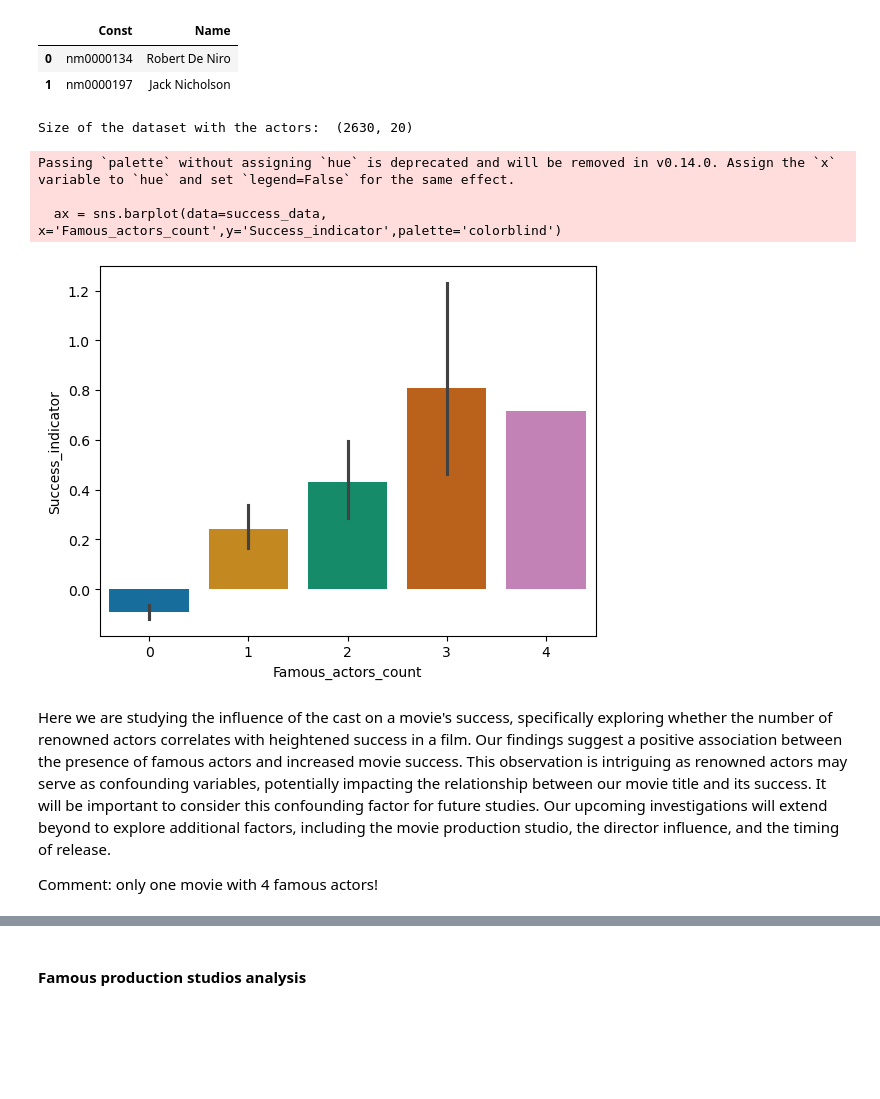
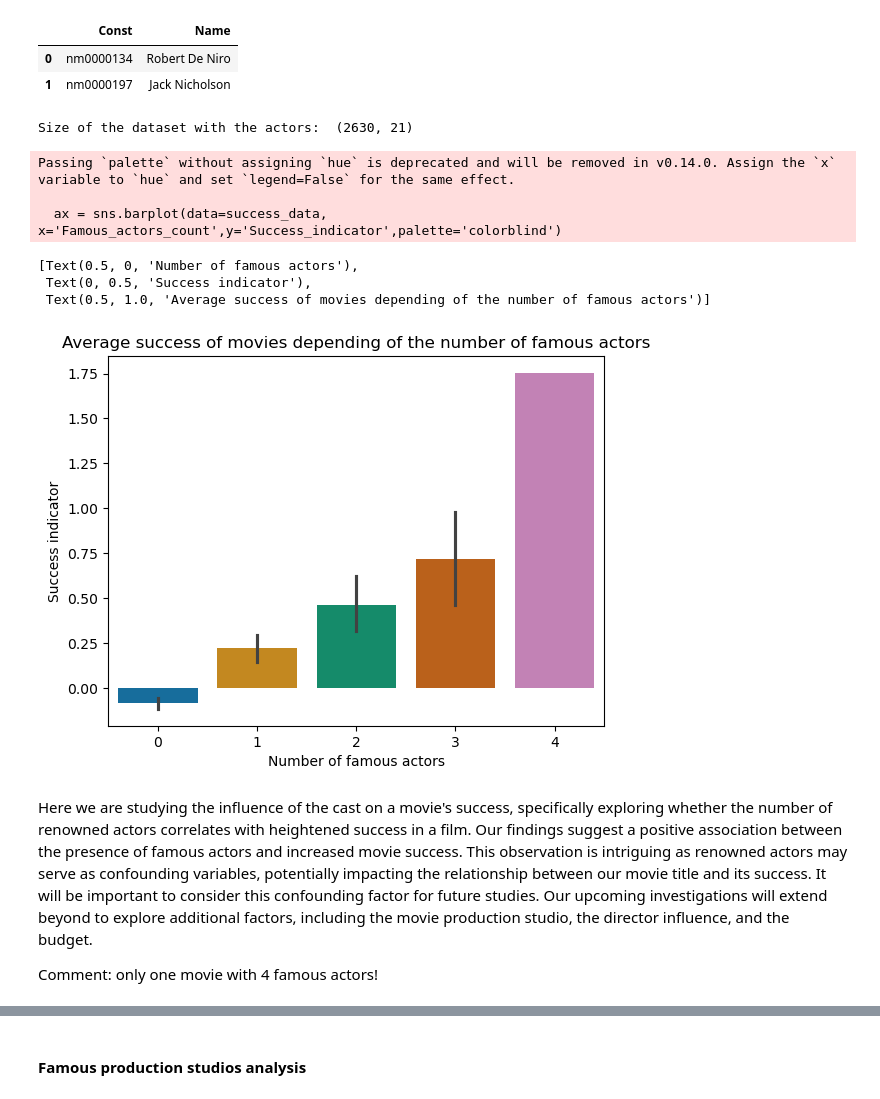
Before and after one commit to epfl-ada/ada-2023-project-randada, a Jupyter notebook: Milestone-3-draft.ipynb, the cells around one changed output, grey strips where cells are left out. Cells and saved outputs as stored; diff of their text form; code cells hidden in the pictures; blank space fills up the shorter version.

```diff
--- a/Milestone-3-draft.ipynb
+++ b/Milestone-3-draft.ipynb
@@ -527,10 +542,10 @@ print('Size of the dataset with the budget and ratings : ', success_data.shape)
 
 success_data['Profit_standardized']= ((success_data['Profit']-success_data['Profit'].mean())/ success_data['Profit'].std())
 success_data['imdb_rating_standardized']= (success_data['Audience_imdb_rating']-success_data['Audience_imdb_rating'].mean())/ success_data['Audience_imdb_rating'].std()
-
+success_data['Revenu_standardized']= (success_data['Movie_box_office_revenue']-success_data['Movie_box_office_revenue'].mean())/ success_data['Movie_box_office_revenue'].std()
 
 # Create an indicator for success, based on ratings and box office revenues
-success_data["Success_indicator"]= (success_data['imdb_rating_standardized'] + success_data['Profit_standardized'])/2
+success_data["Success_indicator"]= (success_data['imdb_rating_standardized'] + success_data['Revenu_standardized'])/2
 success_data.head(2)
 # %% [output]
 Size of the dataset with the budget and ratings :  (2655, 22)
@@ -565,14 +584,14 @@ success_data = success_data.groupby('Wikipedia_movie_ID').agg({
     'Movie_release_date': 'first', 'Movie_box_office_revenue': 'first', 'Movie_runtime': 'first',
     'Movie_countries': 'first', 'Box_office_adjusted':'first','Director':'first',
     'Audience_imdb_rating': 'first', 'Audience_imdb_count': 'first', 'Budget': 'first',
-    'Profit': 'first', 'Budget_adjusted': 'first', 'Production Companies':'first',
+    'Profit': 'first', 'Budget_adjusted': 'first', 'Production Companies':'first','Revenu_standardized':'first',
     'Profit_standardized': 'first', 'imdb_rating_standardized': 'first', 'Success_indicator': 'first',
     'Actor_name': lambda x: ','.join(x.dropna()),
     'Freebase_character_ID': lambda x: ', '.join(x.dropna())
 }).reset_index()
 print('Size of the dataset with the actors: ', success_data.shape)
 # %% [output]
-Size of the dataset with the actors:  (2630, 20)
+Size of the dataset with the actors:  (2630, 21)
 # %%
 #We  change the type of object of the actors name (from str to list of str)
 
@@ -594,13 +613,17 @@ success_data['Famous_actors_count']=Famous_Actors
 # %%
 # Create a bar plot to visualize the relationship between the presence of famous actors  and the success indicator of movies
 
 ax = sns.barplot(data=success_data, x='Famous_actors_count',y='Success_indicator',palette='colorblind')
+ax.set(xlabel='Number of famous actors',ylabel='Success indicator',title='Average success of movies depending of the number of famous actors')
 # %% [output]
 Passing `palette` without assigning `hue` is deprecated and will be removed in v0.14.0. Assign the `x` variable to `hue` and set `legend=False` for the same effect.
 
   ax = sns.barplot(data=success_data, x='Famous_actors_count',y='Success_indicator',palette='colorblind')
+[Text(0.5, 0, 'Number of famous actors'),
+ Text(0, 0.5, 'Success indicator'),
+ Text(0.5, 1.0, 'Average success of movies depending of the number of famous actors')]
-[figure, old version]
+[figure, new version]
 # %% [markdown]
-Here we are studying the influence of the cast on a movie's success, specifically exploring whether the number of renowned actors correlates with heightened success in a film. Our findings suggest a positive association between the presence of famous actors and increased movie success. This observation is intriguing as renowned actors may serve as confounding variables, potentially impacting the relationship between our movie title and its success. It will be important to consider this confounding factor for future studies. Our upcoming investigations will extend beyond to explore additional factors, including the movie production studio, the director influence, and the timing of release.
+Here we are studying the influence of the cast on a movie's success, specifically exploring whether the number of renowned actors correlates with heightened success in a film. Our findings suggest a positive association between the presence of famous actors and increased movie success. This observation is intriguing as renowned actors may serve as confounding variables, potentially impacting the relationship between our movie title and its success. It will be important to consider this confounding factor for future studies. Our upcoming investigations will extend beyond to explore additional factors, including the movie production studio, the director influence, and the budget.
 
 Comment: only one movie with 4 famous actors!
```
Also changed, not shown: parts of 24 cells of this notebook.
